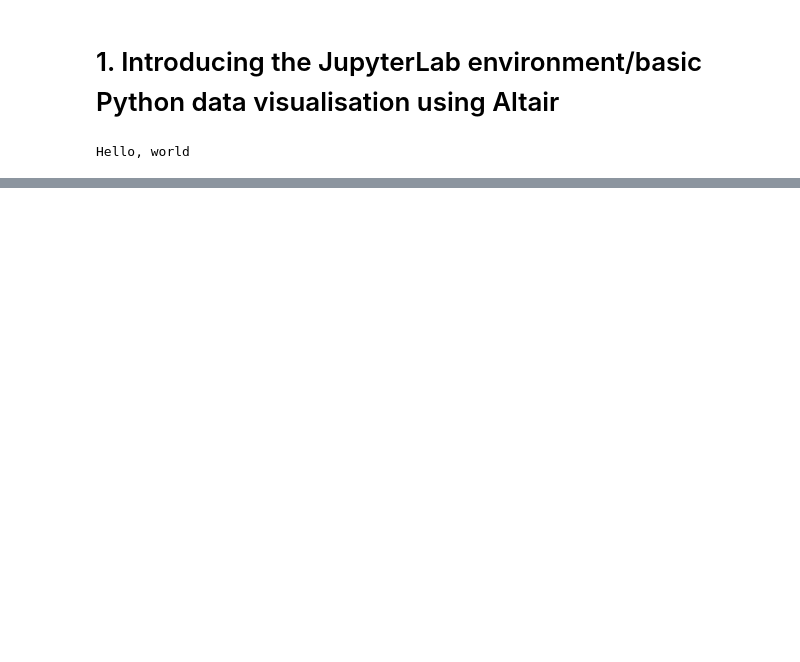
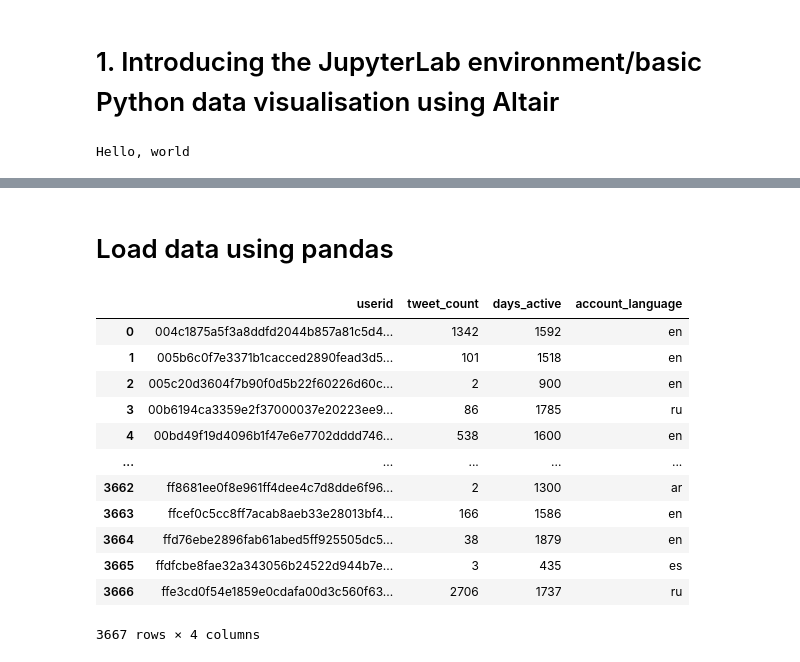
Before and after one commit to davidbjourno/nicar20-exploratory-dataviz, a Jupyter notebook: slides.ipynb, the cells around one changed output, grey strips where cells are left out. Saved outputs shown, nothing was run; the diff lists cells and outputs as text; code cells hidden in the pictures; blank space fills up the shorter version.

```diff
--- a/slides.ipynb
+++ b/slides.ipynb
@@ -126,0 +154,2 @@ alt.Chart(df_stocks).mark_line(point=True).encode(
+# %% [markdown]
+# Load data using pandas
@@ -126,0 +162,20 @@ alt.Chart(df_stocks).mark_line(point=True).encode(
+# %%
+import pandas as pd
+
+df_twitter = pd.read_csv("http://bit.ly/ira-users-hashed")
+
+df_twitter
+# %% [output]
+|  | userid | tweet_count | days_active | account_language |
+| 0 | 004c1875a5f3a8ddfd2044b857a81c5d4... | 1342 | 1592 | en |
+| 1 | 005b6c0f7e3371b1cacced2890fead3d5... | 101 | 1518 | en |
+| 2 | 005c20d3604f7b90f0d5b22f60226d60c... | 2 | 900 | en |
+| 3 | 00b6194ca3359e2f37000037e20223ee9... | 86 | 1785 | ru |
+| 4 | 00bd49f19d4096b1f47e6e7702dddd746... | 538 | 1600 | en |
+| ... | ... | ... | ... | ... |
+| 3662 | ff8681ee0f8e961ff4dee4c7d8dde6f96... | 2 | 1300 | ar |
+| 3663 | ffcef0c5cc8ff7acab8aeb33e28013bf4... | 166 | 1586 | en |
+| 3664 | ffd76ebe2896fab61abed5ff925505dc5... | 38 | 1879 | en |
+| 3665 | ffdfcbe8fae32a343056b24522d944b7e... | 3 | 435 | es |
+| 3666 | ffe3cd0f54e1859e0cdafa00d3c560f63... | 2706 | 1737 | ru |
+3667 rows × 4 columns
```
Also changed, not shown: parts of 49 cells of this notebook, 10 other files.
